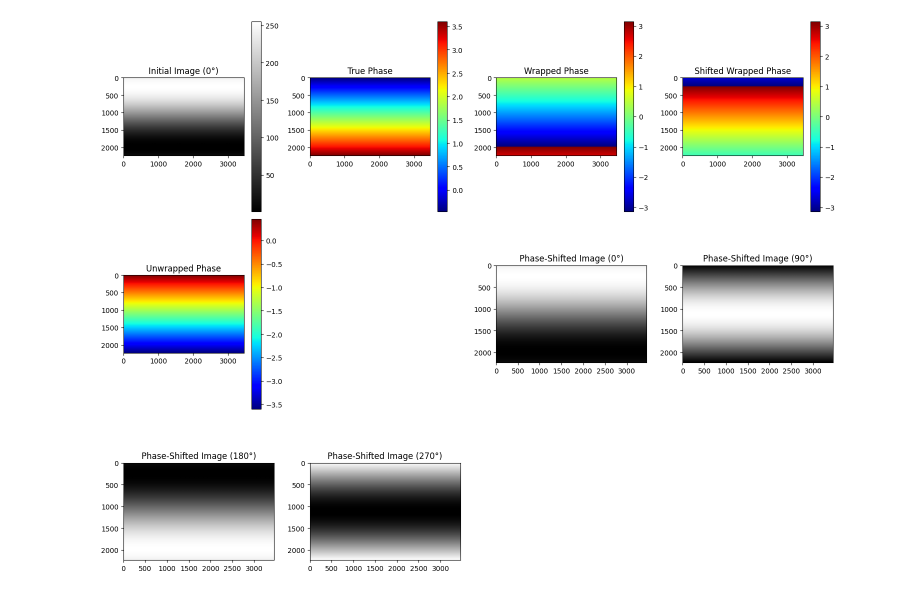
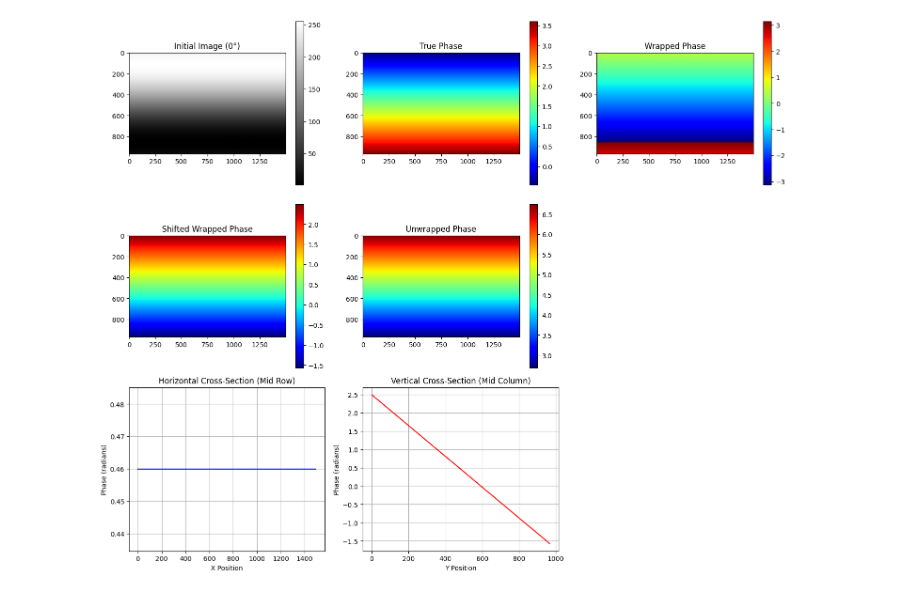
Before and after one commit to qiwen98/IntroToImagingScience, a Jupyter notebook: assignment_3/p2_calculation.ipynb, the cells around one changed output. Drawn from its saved outputs; the diff is of its cells as text; code cells hidden in the pictures.

Commit message:
fix phase shift

```diff
--- a/assignment_3/p2_calculation.ipynb
+++ b/assignment_3/p2_calculation.ipynb
@@ -79,67 +79,86 @@ def four_phase_shift_algorithm(I1, I2, I3, I4):
     return wrapped_phase, amplitude, background
 
 # Function to shift the phase jump
-def shift_phase_jump(phi_old, delta_phi_off):
+def shift_phase_jump(phi_old, delta_phi_off, orientation='vertical', shape=None):
     """
     Shift the phase jump in the wrapped phase map by adding a constant phase offset.
 
     Parameters:
     - phi_old: Original wrapped phase map.
     - delta_phi_off: Constant phase offset to add (in radians).
+    - orientation: 'vertical' or 'horizontal' to adjust shift behavior.
+    - shape: Tuple (height, width) of the image, required for horizontal case.
 
     Returns:
     - phi_new: New wrapped phase map with the phase jump shifted.
     """
-    phi_new = np.angle(np.exp(1j * (phi_old + delta_phi_off)))
+    if orientation == 'horizontal' and shape is not None:
+        height, width = shape
+        scaled_height = height / width * 2 * np.pi
+        initial_y_offset = (2 * np.pi - scaled_height) / 2
+        phase_shift = np.pi / 2  # Same as in the original function
+
+        phi_adjusted = phi_old + delta_phi_off - initial_y_offset
+        phi_new = np.angle(np.exp(1j * phi_adjusted))
+    else:
+        phi_new = np.angle(np.exp(1j * (phi_old + delta_phi_off)))
+
     return phi_new
 
-# Function to visualize results
-def plot_results(initial_image, true_phase, I1, I2, I3, I4, wrapped_phase, shifted_phase, unwrapped_phase):
+
+
+def plot_results(initial_image, true_phase, wrapped_phase, shifted_phase, unwrapped_phase):
     """
-    Visualize the initial image, phase-shifted images, true phase, wrapped phase, shifted phase, and unwrapped phase.
+    Visualize the initial image, true phase, wrapped phase, shifted phase,
+    unwrapped phase, and horizontal/vertical cross-sections of shifted phase.
     """
+    # Get image dimensions
+    height, width = initial_image.shape
+    mid_y = height // 2  # Middle row for horizontal cross-section
+    mid_x = width // 2   # Middle column for vertical cross-section
+
     plt.figure(figsize=(15, 12))
 
-    plt.subplot(3, 4, 1)
+    plt.subplot(3, 3, 1)
     plt.imshow(initial_image, cmap='gray')
     plt.title('Initial Image (0°)')
     plt.colorbar()
 
-    plt.subplot(3, 4, 2)
+    plt.subplot(3, 3, 2)
     plt.imshow(true_phase, cmap='jet')
     plt.title('True Phase')
     plt.colorbar()
 
-    plt.subplot(3, 4, 3)
+    plt.subplot(3, 3, 3)
     plt.imshow(wrapped_phase, cmap='jet')
     plt.title('Wrapped Phase')
     plt.colorbar()
 
-    plt.subplot(3, 4, 4)
+    plt.subplot(3, 3, 4)
     plt.imshow(shifted_phase, cmap='jet')
     plt.title('Shifted Wrapped Phase')
     plt.colorbar()
 
-    plt.subplot(3, 4, 5)
+    plt.subplot(3, 3, 5)
     plt.imshow(unwrapped_phase, cmap='jet')
     plt.title('Unwrapped Phase')
     plt.colorbar()
 
-    plt.subplot(3, 4, 7)
-    plt.imshow(I1, cmap='gray')
-    plt.title('Phase-Shifted Image (0°)')
+    # Horizontal cross-section (middle row)
+    plt.subplot(3, 3, 7)
+    plt.plot(shifted_phase[mid_y, :], 'b-')
+    plt.title('Horizontal Cross-Section (Mid Row)')
+    plt.xlabel('X Position')
+    plt.ylabel('Phase (radians)')
+    plt.grid(True)
 
-    plt.subplot(3, 4, 8)
-    plt.imshow(I2, cmap='gray')
-    plt.title('Phase-Shifted Image (90°)')
-
-    plt.subplot(3, 4, 9)
-    plt.imshow(I3, cmap='gray')
-    plt.title('Phase-Shifted Image (180°)')
-
-    plt.subplot(3, 4, 10)
-    plt.imshow(I4, cmap='gray')
-    plt.title('Phase-Shifted Image (270°)')
+    # Vertical cross-section (middle column)
+    plt.subplot(3, 3, 8)
+    plt.plot(shifted_phase[:, mid_x], 'r-')
+    plt.title('Vertical Cross-Section (Mid Column)')
+    plt.xlabel('Y Position')
+    plt.ylabel('Phase (radians)')
+    plt.grid(True)
 
     plt.tight_layout()
     plt.show()
@@ -147,11 +166,11 @@ def plot_results(initial_image, true_phase, I1, I2, I3, I4, wrapped_phase, shift
 # Main script
 if __name__ == "__main__":
     # Hardcode your screen size (16-inch, 3456 × 2234)
-    screen_width, screen_height = 3456, 2234
+    screen_width, screen_height = 1496, 967
     print(f"Screen resolution: {screen_width} x {screen_height} pixels")
 
     # Set image dimensions to match screen size (or a fraction of it)
-    scaling_factor = 1.0  # Use 80% of the screen size to avoid overly large images
+    scaling_factor = 1.0  # Use 100% of the screen size
     width = int(screen_width * scaling_factor)
     height = int(screen_height * scaling_factor)
     print(f"Image dimensions: {width} x {height} pixels")
@@ -169,13 +188,14 @@ if __name__ == "__main__":
 
     # Shift the phase jump to the edge of the FOV (e.g., to x=0)
     delta_phi_off = np.pi  # Shift the phase jump to the left edge
-    shifted_phase = shift_phase_jump(wrapped_phase, delta_phi_off)
-
+    shifted_phase = shift_phase_jump(
+            wrapped_phase, delta_phi_off, orientation='horizontal', shape=(height, width)
+        )
 
     plt.imsave('phi_h_r.png', shifted_phase, cmap='jet')
     # Unwrap the phase to get the continuous phase map
     unwrapped_phase = unwrap_phase(wrapped_phase)
 
-    # Visualize the results
-    plot_results(initial_image, true_phase, I1, I2, I3, I4, wrapped_phase, shifted_phase, unwrapped_phase)
+    # Visualize the results with cross-sections
+    plot_results(initial_image, true_phase, wrapped_phase, shifted_phase, unwrapped_phase)
 # %% [output]
@@ -184,4 +204,4 @@ Image dimensions: 3456 x 2234 pixels
-[figure, old version]
+[figure, new version]
 # %%
 ## vertical
 # Main script
```
Also changed, not shown: parts of 2 cells of this notebook, 3 other files.
